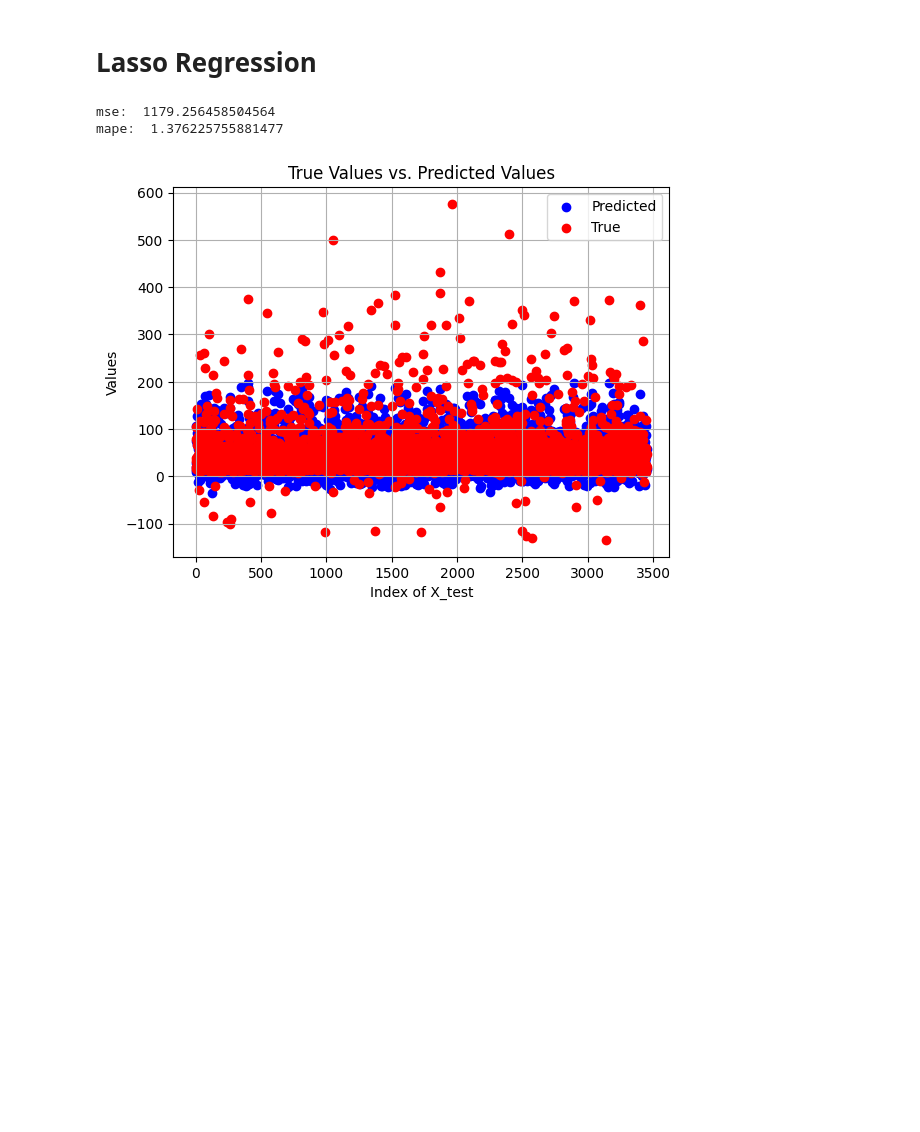
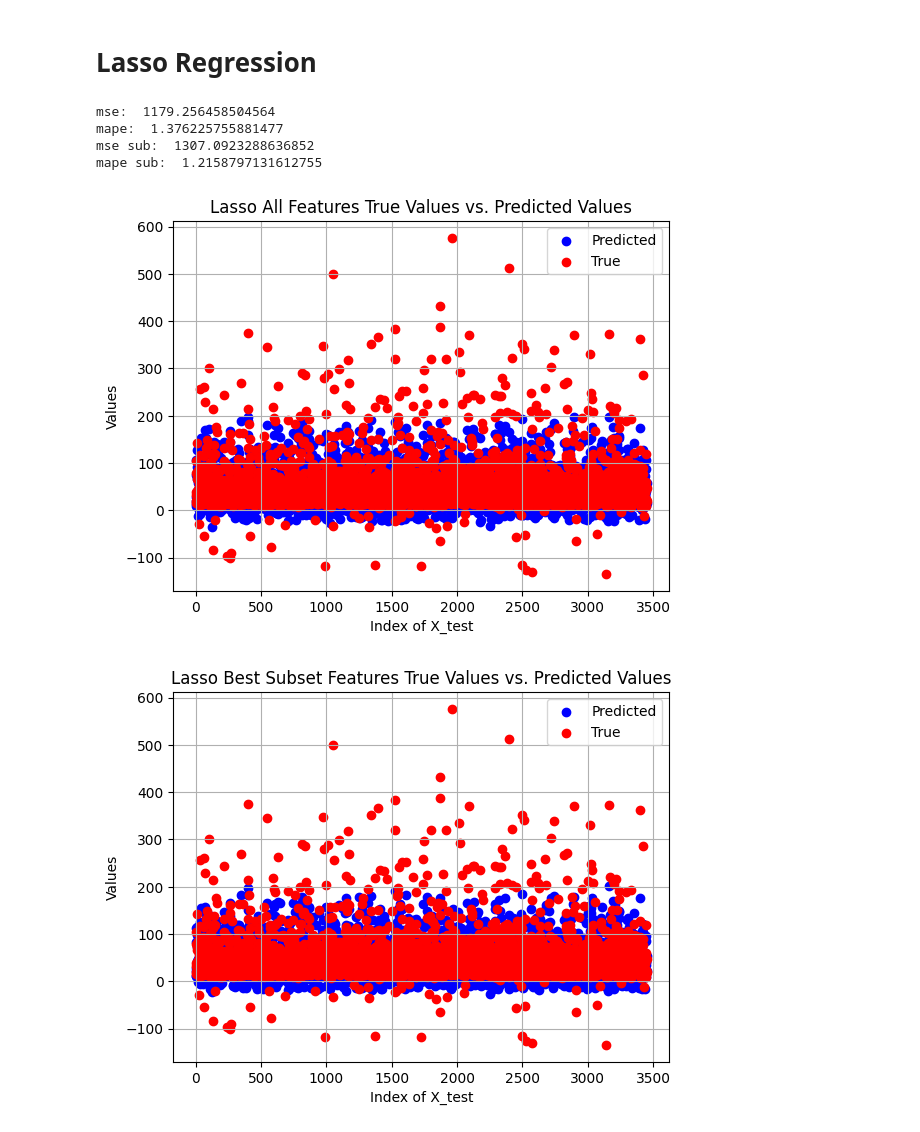
Before and after one commit to MSCI-446-Project-Team/MSCI_446_ML_Course_Project, a Jupyter notebook: Predictions/src/models.ipynb, the cells around one changed output. Cells and saved outputs as stored; diff of their text form; code cells hidden in the pictures; blank space fills up the shorter version.

```diff
--- a/Predictions/src/models.ipynb
+++ b/Predictions/src/models.ipynb
@@ -114,19 +110,26 @@ from sklearn.linear_model import Lasso
 
 # Initiate the model
 model_la = Lasso(alpha=0.1)
+model_la_sub = Lasso(alpha=0.1)
 
 # Fit the model to train set
 model_la.fit(X_train, y_train)
+model_la_sub.fit(X_train.iloc[:,[13,18,21,22,26]], y_train)
 
 # Predict in test set
 predict = model_la.predict(X_test)
+predict_sub = model_la_sub.predict(X_test.iloc[:,[13,18,21,22,26]])
 
 # Evaluate the performance of the model using MSE
 print('mse: ',metrics.mean_squared_error(predict, y_test))
 print('mape: ',metrics.mean_absolute_percentage_error(predict, y_test))
+print('mse sub: ',metrics.mean_squared_error(predict_sub, y_test))
+print('mape sub: ',metrics.mean_absolute_percentage_error(predict_sub, y_test))
 # %% [output]
 mse:  1179.256458504564
 mape:  1.376225755881477
+mse sub:  1307.0923288636852
+mape sub:  1.2158797131612755
 # %%
 import matplotlib.pyplot as plt
 
@@ -138,14 +141,33 @@ index = range(len(X_test))
 # Plotting
 plt.scatter(index, predict, color='blue', label='Predicted')
 plt.scatter(index, y_test, color='red', label='True')
-plt.title('True Values vs. Predicted Values')
+plt.title('Lasso All Features True Values vs. Predicted Values')
 plt.xlabel('Index of X_test')
 plt.ylabel('Values')
 plt.legend()
 plt.grid(True)
 plt.show()
 # %% [output]
-[figure, old version]
+[figure, new version]
+# %%
+import matplotlib.pyplot as plt
+
+# Assuming X_test, y_test, and predict are your input features, true values, and predicted values respectively
+
+# Create index for X_test
+index = range(len(X_test))
+
+# Plotting
+plt.scatter(index, predict_sub, color='blue', label='Predicted')
+plt.scatter(index, y_test, color='red', label='True')
+plt.title('Lasso Best Subset Features True Values vs. Predicted Values')
+plt.xlabel('Index of X_test')
+plt.ylabel('Values')
+plt.legend()
+plt.grid(True)
+plt.show()
+# %% [output]
+[figure, added]
 # %%
 
 
```
Also changed, not shown: parts of 5 cells of this notebook.
